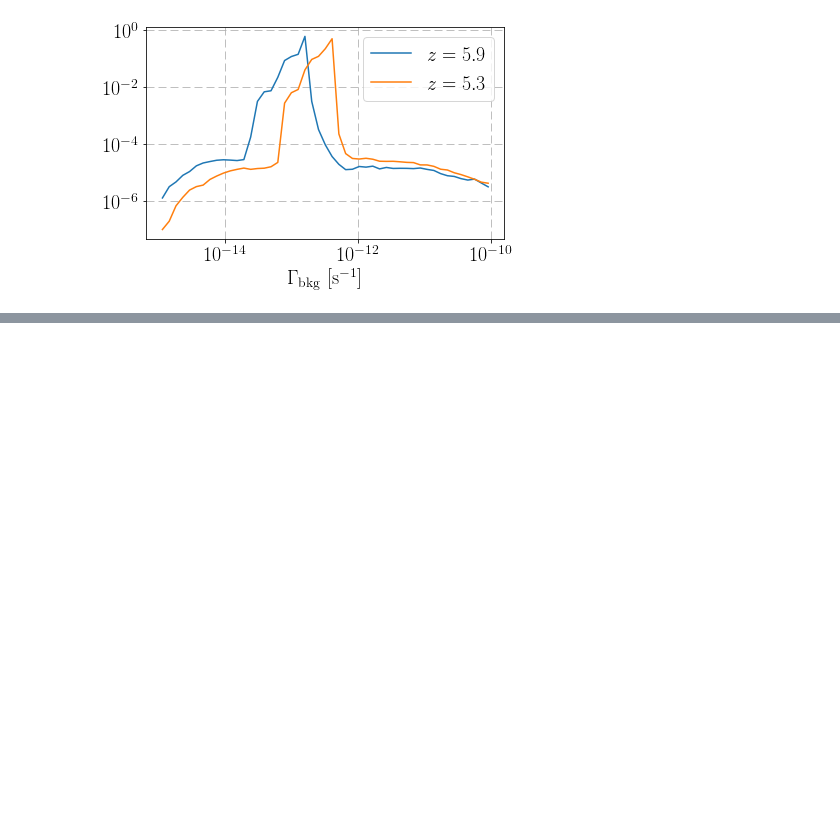
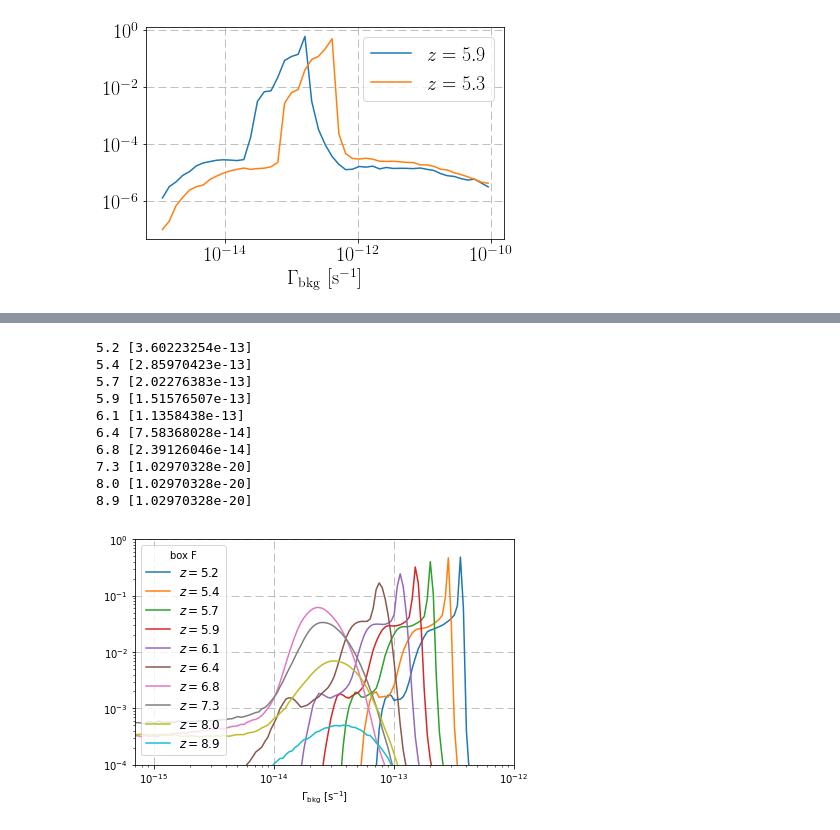
Before and after one commit to zoesuns/mfp, a Jupyter notebook: codes/calc_Gamma_bkg.ipynb, the cells around one changed output, grey strips where cells are left out. Saved outputs shown, nothing was run; the diff lists cells and outputs as text; code cells hidden in the pictures; blank space fills up the shorter version.

```diff
--- a/codes/calc_Gamma_bkg.ipynb
+++ b/codes/calc_Gamma_bkg.ipynb
@@ -233,0 +363,27 @@ plt.savefig("Gamma_scatter_evolution.pdf")
+# %%
+for z in ["5.2","5.4","5.7","5.9","6.1","6.4","6.8","7.3","8.0","8.9"]:
+    gammalist=np.load("gamma_bkg_z="+z+".npy")
+    gammalist[gammalist<1e-20]=1.01e-20
+    dr=np.load("gamma_bkg_z="+z+"_dr.npy")
+    val,bine=np.histogram(gammalist,bins=np.logspace(-20,-10,400),weights=dr)
+    plt.plot((bine[1:]+bine[:-1])/2.,val/np.sum(val),label=r"$z={:.1f}$".format(float(z)))
+    print(z,(bine[1:]+bine[:-1])[val==val.max()]/2.)
+plt.loglog()
+plt.legend(title="box F", fontsize=12,loc="upper left")
+plt.xlabel(r"$\Gamma_{\rm bkg} \ [\rm s^{-1}]$")
+plt.tight_layout()
+plt.ylim(1e-4,1)
+plt.xlim(7e-16,1e-12)
+plt.grid(dashes=(10,5))
+# %% [output]
+5.2 [3.60223254e-13]
+5.4 [2.85970423e-13]
+5.7 [2.02276383e-13]
+5.9 [1.51576507e-13]
+6.1 [1.1358438e-13]
+6.4 [7.58368028e-14]
+6.8 [2.39126046e-14]
+7.3 [1.02970328e-20]
+8.0 [1.02970328e-20]
+8.9 [1.02970328e-20]
+[figure, added]
```
Also changed, not shown: parts of 30 cells of this notebook, 1 other file.
